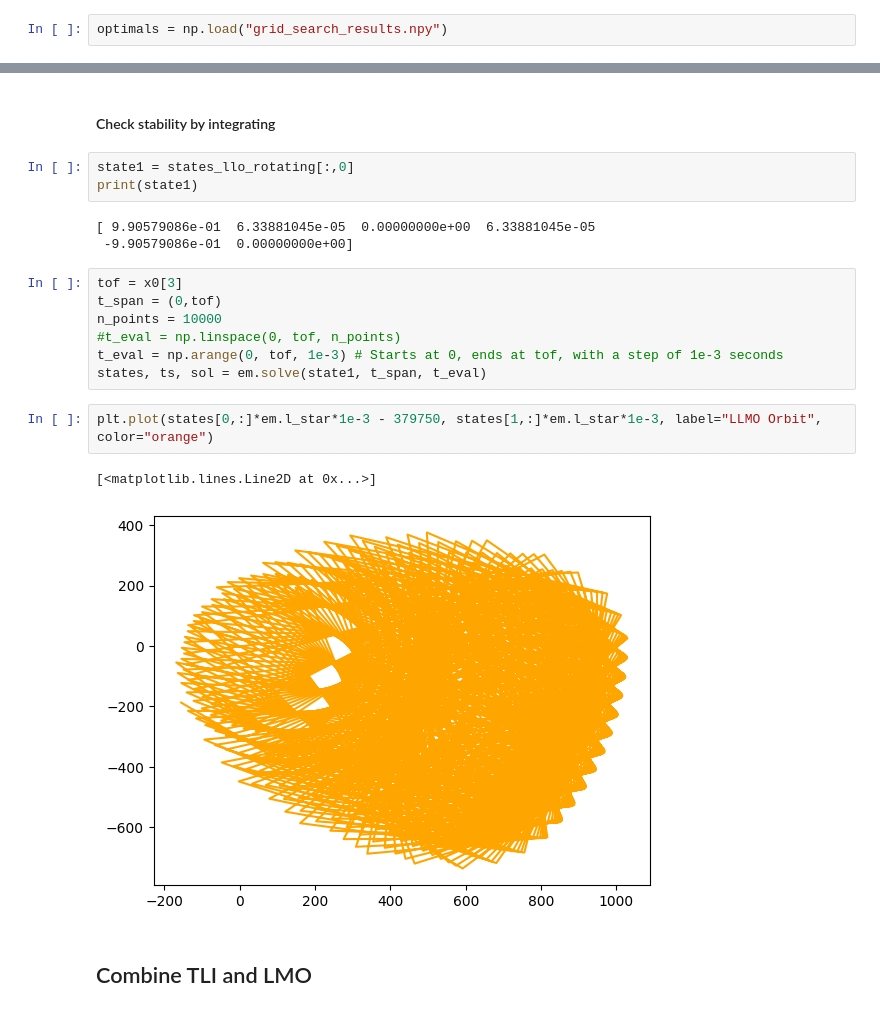
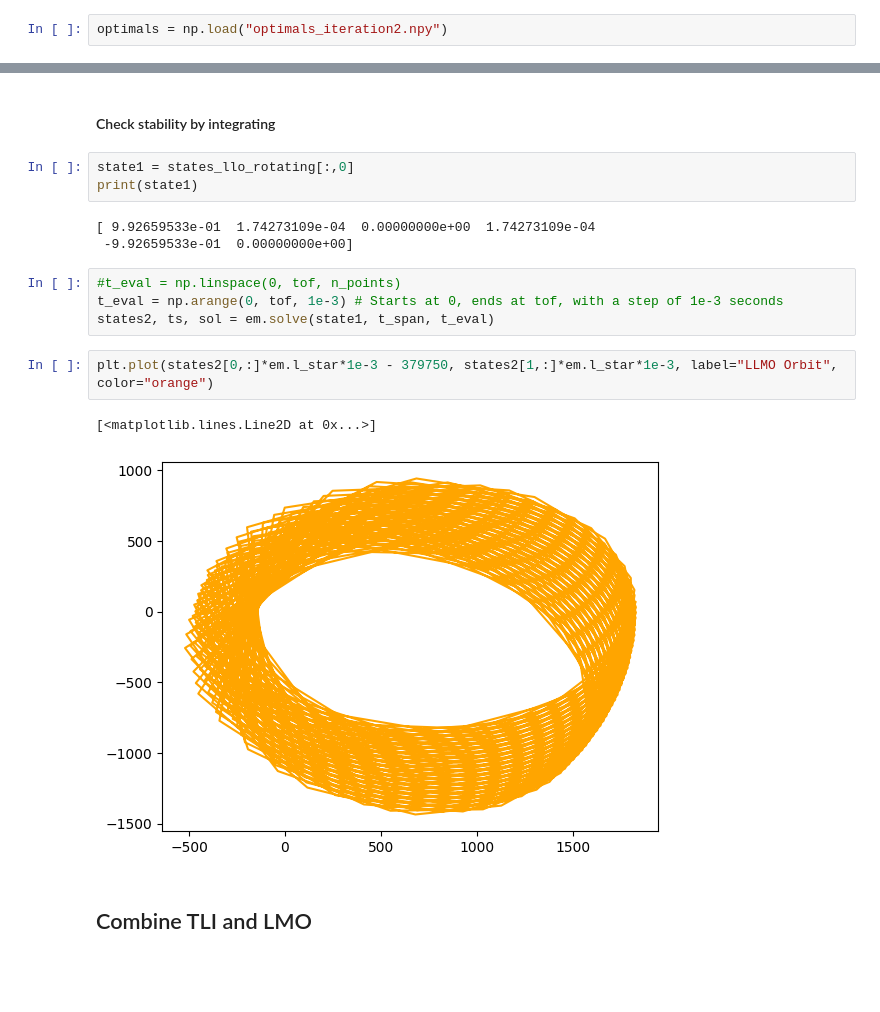
Before and after one commit to samcoulthurst/TrajectoryOptimizer, a Jupyter notebook: notebooks/results_viewer.ipynb, the cells around one changed output, grey strips where cells are left out. Saved outputs shown, nothing was run; the diff lists cells and outputs as text; blank space fills up the shorter version.

```diff
--- a/notebooks/results_viewer.ipynb
+++ b/notebooks/results_viewer.ipynb
@@ -32,7 +33,7 @@ lmo_alt_m=100e3
 # %% [markdown]
 ## Results
 # %%
-optimals = np.load("grid_search_results.npy")
+optimals = np.load("optimals_iteration2.npy")
 # %%
 print(optimals)
 # %% [output]
@@ -117,20 +118,17 @@ plt.plot(states_llo_rotating[0,:]*em.l_star*1e-3 - 379750, states_llo_rotating[1
 state1 = states_llo_rotating[:,0]
 print(state1)
 # %% [output]
-[ 9.90579086e-01  6.33881045e-05  0.00000000e+00  6.33881045e-05
- -9.90579086e-01  0.00000000e+00]
+[ 9.92659533e-01  1.74273109e-04  0.00000000e+00  1.74273109e-04
+ -9.92659533e-01  0.00000000e+00]
 # %%
-tof = x0[3]
-t_span = (0,tof)
-n_points = 10000
 #t_eval = np.linspace(0, tof, n_points)
 t_eval = np.arange(0, tof, 1e-3) # Starts at 0, ends at tof, with a step of 1e-3 seconds
-states, ts, sol = em.solve(state1, t_span, t_eval)
+states2, ts, sol = em.solve(state1, t_span, t_eval)
 # %%
-plt.plot(states[0,:]*em.l_star*1e-3 - 379750, states[1,:]*em.l_star*1e-3, label="LLMO Orbit", color="orange")
+plt.plot(states2[0,:]*em.l_star*1e-3 - 379750, states2[1,:]*em.l_star*1e-3, label="LLMO Orbit", color="orange")
 # %% [output]
 [<matplotlib.lines.Line2D at 0x...>]
-[figure, old version]
+[figure, new version]
 # %% [markdown]
 ## Combine TLI and LMO
 # %%
```
Also changed, not shown: parts of 11 cells of this notebook, 2 other files.
